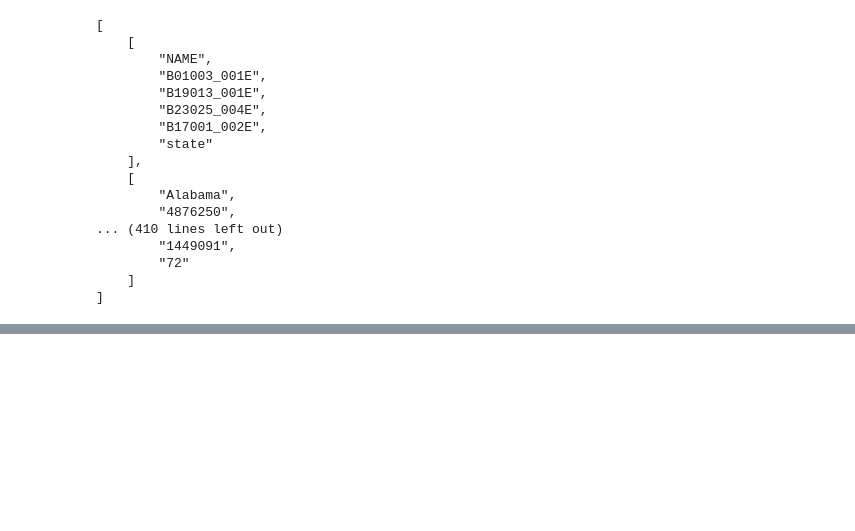
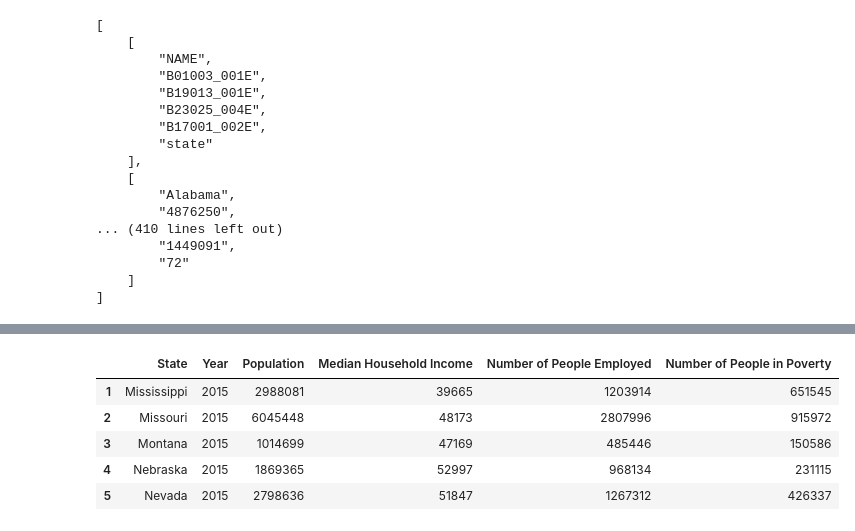
Before and after one commit to isabelmwork/Project1_Diabetes, a Jupyter notebook: Diabetes_Analysis.ipynb, the cells around one changed output, grey strips where cells are left out. Drawn from its saved outputs; the diff is of its cells as text; code cells hidden in the pictures; blank space fills up the shorter version.

```diff
--- a/Diabetes_Analysis.ipynb
+++ b/Diabetes_Analysis.ipynb
@@ -91,0 +219,10 @@ print(json.dumps(census_data, indent=4, sort_keys=True))
+# %%
+census_df = census_df.loc[(census_df["State"] != "NAME") & (census_df["State"] != "Wyoming")]
+census_df.head()
+# %% [output]
+|  | State | Year | Population | Median Household Income | Number of People Employed | Number of People in Poverty |
+| 1 | Mississippi | 2015 | 2988081 | 39665 | 1203914 | 651545 |
+| 2 | Missouri | 2015 | 6045448 | 48173 | 2807996 | 915972 |
+| 3 | Montana | 2015 | 1014699 | 47169 | 485446 | 150586 |
+| 4 | Nebraska | 2015 | 1869365 | 52997 | 968134 | 231115 |
+| 5 | Nevada | 2015 | 2798636 | 51847 | 1267312 | 426337 |
```
Also changed, not shown: parts of 15 cells of this notebook.
